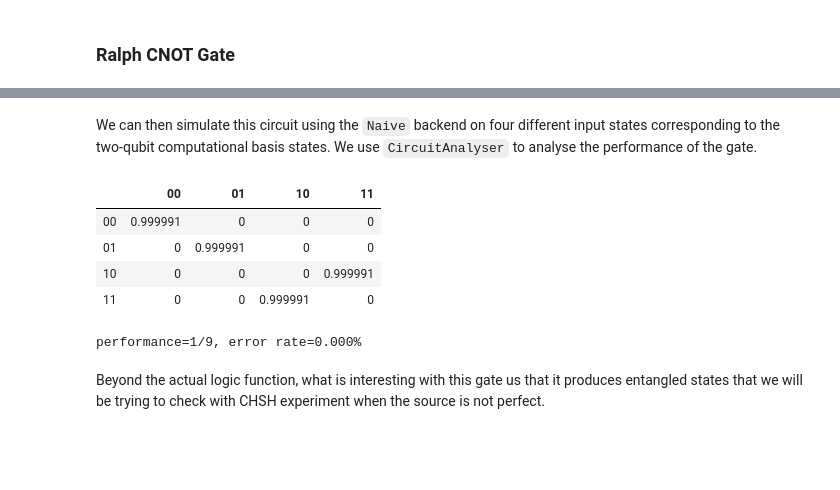
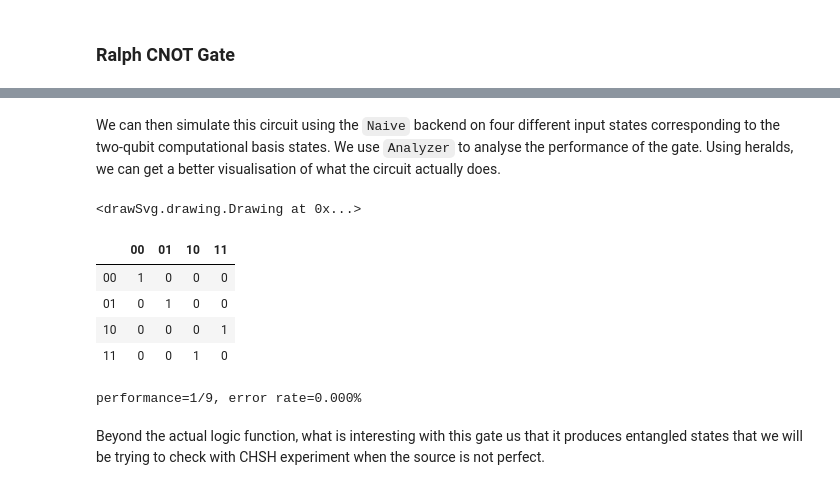
Before and after one commit to Quandela/Perceval, a Jupyter notebook: docs/source/notebooks/walkthrough-cnot.ipynb, the cells around one changed output, grey strips where cells are left out. Cells and saved outputs as stored; diff of their text form; code cells hidden in the pictures; blank space fills up the shorter version.

```diff
--- a/docs/source/notebooks/walkthrough-cnot.ipynb
+++ b/docs/source/notebooks/walkthrough-cnot.ipynb
@@ -15,9 +14,9 @@ We start by describing the circuit as defined by the paper above- it is a circui
 # %%
-cnot = phys.Circuit(6, name="Ralph CNOT")
-cnot.add((0, 1), phys.BS(R=1/3, phi_b=sp.pi, phi_d=0))
-cnot.add((3, 4), phys.BS(R=1/2))
-cnot.add((2, 3), phys.BS(R=1/3, phi_b=sp.pi, phi_d=0))
-cnot.add((4, 5), phys.BS(R=1/3))
-cnot.add((3, 4), phys.BS(R=1/2))
+cnot = pcvl.Circuit(6, name="Ralph CNOT")
+cnot.add((0, 1), pcvl.BS.H(pcvl.BS.r_to_theta(1/3), phi_tl = -np.pi/2, phi_bl = np.pi, phi_tr = np.pi / 2))
+cnot.add((3, 4), pcvl.BS.H())
+cnot.add((2, 3), pcvl.BS.H(pcvl.BS.r_to_theta(1/3), phi_tl = -np.pi/2, phi_bl = np.pi, phi_tr = np.pi / 2))
+cnot.add((4, 5), pcvl.BS.H(pcvl.BS.r_to_theta(1/3)))
+cnot.add((3, 4), pcvl.BS.H())
 pcvl.pdisplay(cnot)
 # %% [output]
@@ -25,26 +24,32 @@ pcvl.pdisplay(cnot)
 # %% [markdown]
-We can then simulate this circuit using the `Naive` backend on four different input states corresponding to the two-qubit computational basis states. We use `CircuitAnalyser` to analyse the performance of the gate.
+We can then simulate this circuit using the `Naive` backend on four different input states corresponding to the two-qubit computational basis states. We use `Analyzer` to analyse the performance of the gate. Using heralds, we can get a better visualisation of what the circuit actually does.
+# %%
+p = pcvl.Processor("Naive", cnot)
+p.set_postprocess(lambda s: (s[1] or s[2]) and (s[3] or s[4]))
+p.add_herald(0, 0)
+p.add_herald(5, 0)
+
+pcvl.pdisplay(p, recursive = True)
+# %% [output]
+<drawSvg.drawing.Drawing at 0x...>
 # %%
-simulator_backend = pcvl.BackendFactory().get_backend("Naive")
-s_cnot = simulator_backend(cnot.U)
-
 states = {
-    pcvl.BasicState([0, 1, 0, 1, 0, 0]): "00",
-    pcvl.BasicState([0, 1, 0, 0, 1, 0]): "01",
-    pcvl.BasicState([0, 0, 1, 1, 0, 0]): "10",
-    pcvl.BasicState([0, 0, 1, 0, 1, 0]): "11"
+    pcvl.BasicState([1, 0, 1, 0]): "00",
+    pcvl.BasicState([1, 0, 0, 1]): "01",
+    pcvl.BasicState([0, 1, 1, 0]): "10",
+    pcvl.BasicState([0, 1, 0, 1]): "11"
 }
 
-ca = pcvl.CircuitAnalyser(s_cnot, states)
+ca = pcvl.algorithm.Analyzer(p, states)
 ca.compute(expected={"00": "00", "01": "01", "10": "11", "11": "10"})
 pcvl.pdisplay(ca)
-print("performance=%s, error rate=%.3f%%" % (pcvl.simple_float(ca.performance)[1], ca.error_rate))
+print("performance=%s, error rate=%.3f%%" % (pcvl.simple_float(ca.performance)[1], ca.error_rate * 100))
 # %% [output]
 |  | 00 | 01 | 10 | 11 |
-| 00 | 0.999991 | 0 | 0 | 0 |
-| 01 | 0 | 0.999991 | 0 | 0 |
-| 10 | 0 | 0 | 0 | 0.999991 |
-| 11 | 0 | 0 | 0.999991 | 0 |
+| 00 | 1 | 0 | 0 | 0 |
+| 01 | 0 | 1 | 0 | 0 |
+| 10 | 0 | 0 | 0 | 1 |
+| 11 | 0 | 0 | 1 | 0 |
 performance=1/9, error rate=0.000%
 # %% [markdown]
 Beyond the actual logic function, what is interesting with this gate us that it produces entangled states that we will be trying to check with CHSH experiment when the source is not perfect.
```
Also changed, not shown: parts of 16 cells of this notebook, 10 other files.
